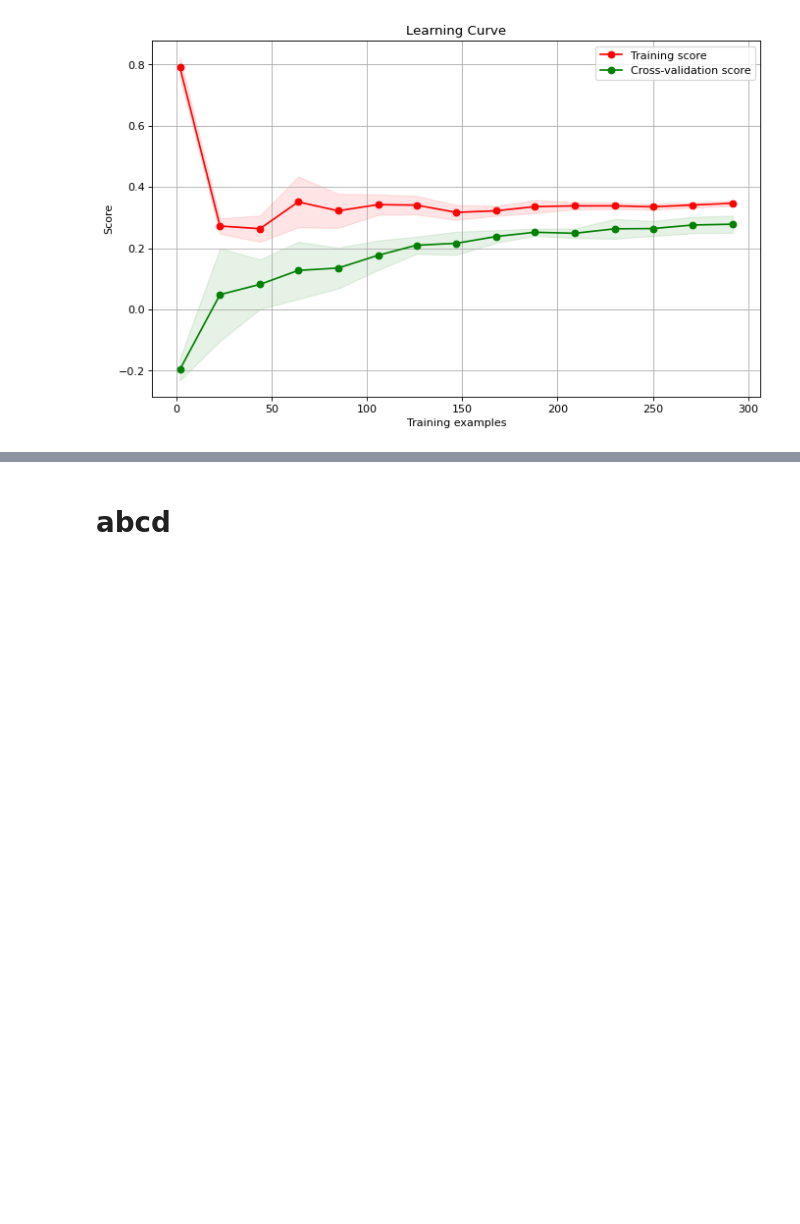
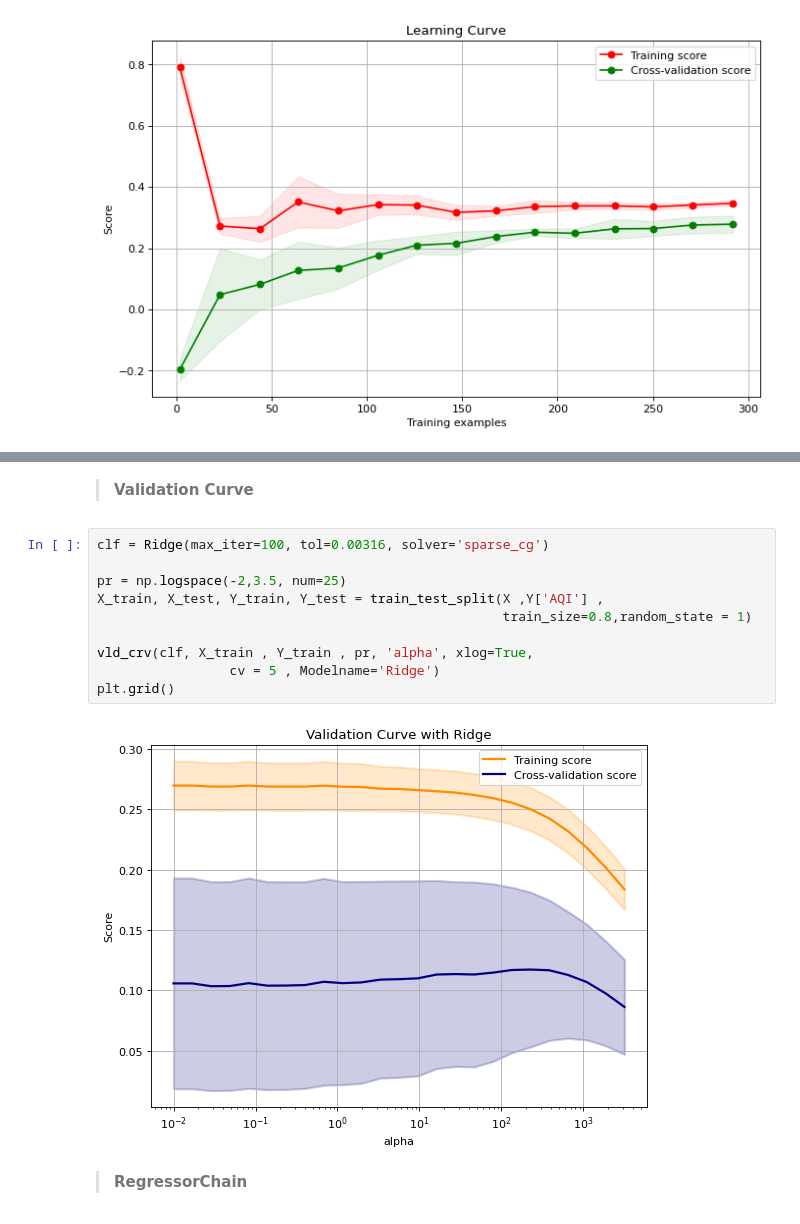
Before and after one commit to Amirosein/Tehran-Air-Quality, a Jupyter notebook: Tehran_AQI.ipynb, the cells around one changed output, grey strips where cells are left out. Drawn from its saved outputs; the diff is of its cells as text; blank space fills up the shorter version.

```diff
--- a/Tehran_AQI.ipynb
+++ b/Tehran_AQI.ipynb
@@ -294,2 +332,16 @@ lrning_crv(estimator, X, Y, train_sizes=np.linspace(0.01,1,15), cv=5)
+# %% [markdown]
+> **Validation Curve**
+# %%
+clf = Ridge(max_iter=100, tol=0.00316, solver='sparse_cg')
+
+pr = np.logspace(-2,3.5, num=25)
+X_train, X_test, Y_train, Y_test = train_test_split(X ,Y['AQI'] ,
+                                                    train_size=0.8,random_state = 1)
+
+vld_crv(clf, X_train , Y_train , pr, 'alpha', xlog=True,
+                 cv = 5 , Modelname='Ridge')
+plt.grid()
+# %% [output]
+[figure, added]
 # %% [markdown]
-# abcd
+> **RegressorChain**
```
Also changed, not shown: parts of 44 cells of this notebook.
